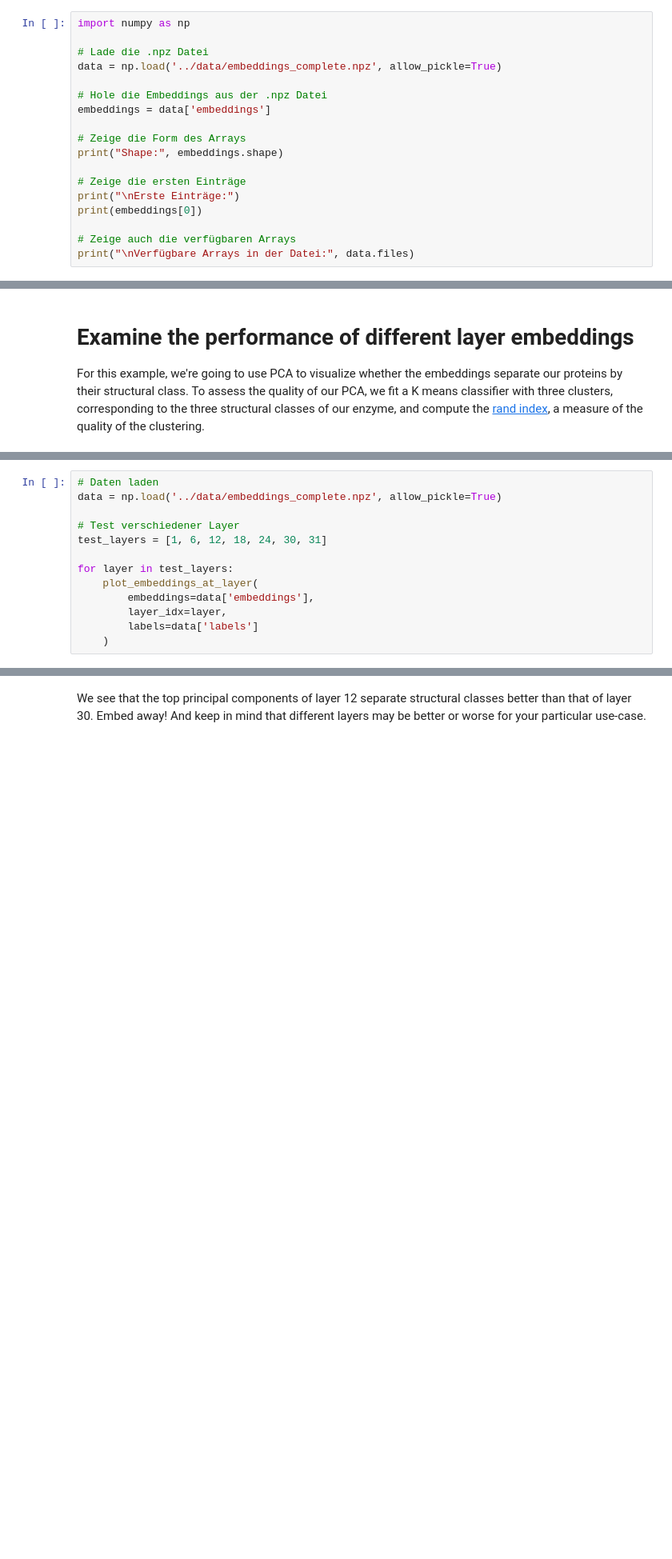
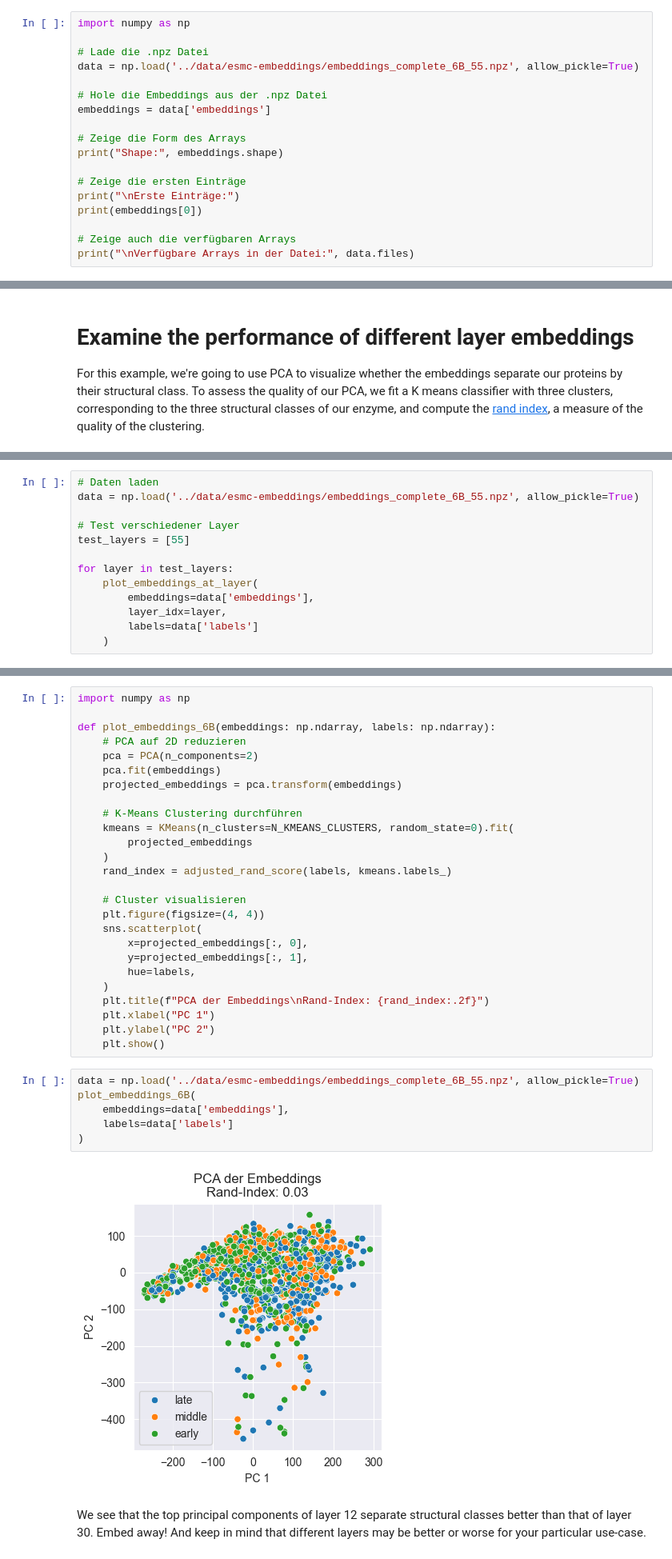
Before and after one commit to TP25-Phage-Infection-Classifiers/bold-binders, a Jupyter notebook: notebooks/Embeddings.ipynb, the cells around one changed output, grey strips where cells are left out. Shown at 80% size. Cells and saved outputs as stored; diff of their text form; blank space fills up the shorter version.

```diff
--- a/notebooks/Embeddings.ipynb
+++ b/notebooks/Embeddings.ipynb
@@ -329,7 +335,7 @@ Dimensionen der Embeddings: (1250, 31, 960)
 import numpy as np
 
 # Lade die .npz Datei
-data = np.load('../data/embeddings_complete.npz', allow_pickle=True)
+data = np.load('../data/esmc-embeddings/embeddings_complete_6B_55.npz', allow_pickle=True)
 
 # Hole die Embeddings aus der .npz Datei
 embeddings = data['embeddings']
@@ -405,9 +400,9 @@ def plot_embeddings_at_layer(embeddings: np.ndarray, layer_idx: int, labels: np.
 # %%
 # Daten laden
-data = np.load('../data/embeddings_complete.npz', allow_pickle=True)
+data = np.load('../data/esmc-embeddings/embeddings_complete_6B_55.npz', allow_pickle=True)
 
 # Test verschiedener Layer
-test_layers = [1, 6, 12, 18, 24, 30, 31]
+test_layers = [55]
 
 for layer in test_layers:
     plot_embeddings_at_layer(
@@ -426,3 +415,37 @@ IndexError: index 31 is out of bounds for axis 1 with size 31
+# %%
+import numpy as np
+
+def plot_embeddings_6B(embeddings: np.ndarray, labels: np.ndarray):
+    # PCA auf 2D reduzieren
+    pca = PCA(n_components=2)
+    pca.fit(embeddings)
+    projected_embeddings = pca.transform(embeddings)
+
+    # K-Means Clustering durchführen
+    kmeans = KMeans(n_clusters=N_KMEANS_CLUSTERS, random_state=0).fit(
+        projected_embeddings
+    )
+    rand_index = adjusted_rand_score(labels, kmeans.labels_)
+
+    # Cluster visualisieren
+    plt.figure(figsize=(4, 4))
+    sns.scatterplot(
+        x=projected_embeddings[:, 0],
+        y=projected_embeddings[:, 1],
+        hue=labels,
+    )
+    plt.title(f"PCA der Embeddings\nRand-Index: {rand_index:.2f}")
+    plt.xlabel("PC 1")
+    plt.ylabel("PC 2")
+    plt.show()
+# %%
+data = np.load('../data/esmc-embeddings/embeddings_complete_6B_55.npz', allow_pickle=True)
+plot_embeddings_6B(
+    embeddings=data['embeddings'],
+    labels=data['labels']
+)
+# %% [output]
+[figure, added]
 # %% [markdown]
 We see that the top principal components of layer 12 separate structural classes better than that of layer 30. Embed away! And keep in mind that different layers may be better or worse for your particular use-case.
 # %%
```
Also changed, not shown: parts of 23 cells of this notebook, 8 other files.
